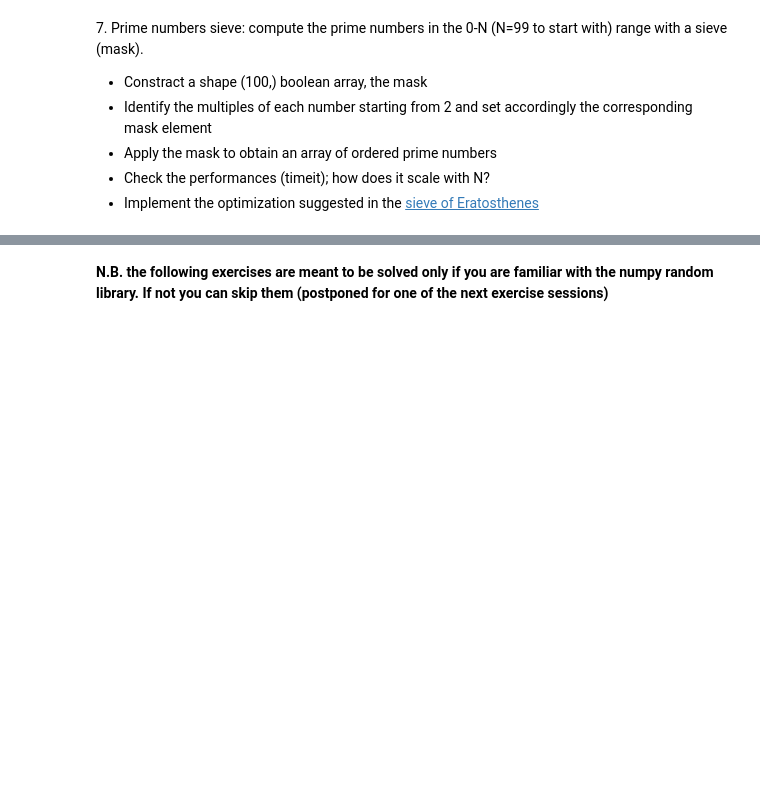
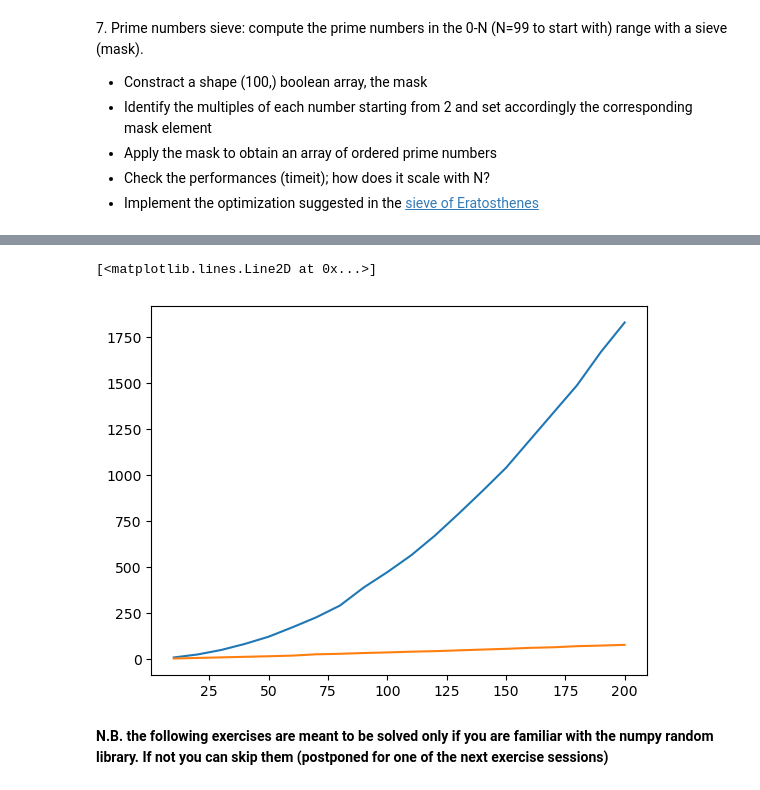
Before and after one commit to pietrobernard/LaboratoryOfComputationalPhysics_Y6, a Jupyter notebook: 04ex_Numpy.ipynb, the cells around one changed output, grey strips where cells are left out. Drawn from its saved outputs; the diff is of its cells as text; code cells hidden in the pictures; blank space fills up the shorter version.

```diff
--- a/04ex_Numpy.ipynb
+++ b/04ex_Numpy.ipynb
@@ -56,3 +306,10 @@ The corresponding positions in miles are: 0, 198, 303, 736, 871, 1175, 1475, 154
+# %%
+values_E = [3.49, 6.44, 9.5, 12.6, 15.6, 19.1, 26.2, 28.9, 33.2, 36.4, 40.5, 43.3, 47.6, 51.9, 56, 61.2, 64.4, 70.5, 73.6, 77.5]
+plt.plot(sp, values)
+plt.plot(sp, values_E)
+# %% [output]
+[<matplotlib.lines.Line2D at 0x...>]
+[figure, added]
 # %% [markdown]
 **N.B. the following exercises are meant to be solved only if you are familiar with the numpy random library. If not you can skip them (postponed for one of the next exercise sessions)**
 # %% [markdown]
```
Also changed, not shown: parts of 22 cells of this notebook, 5 other files.
